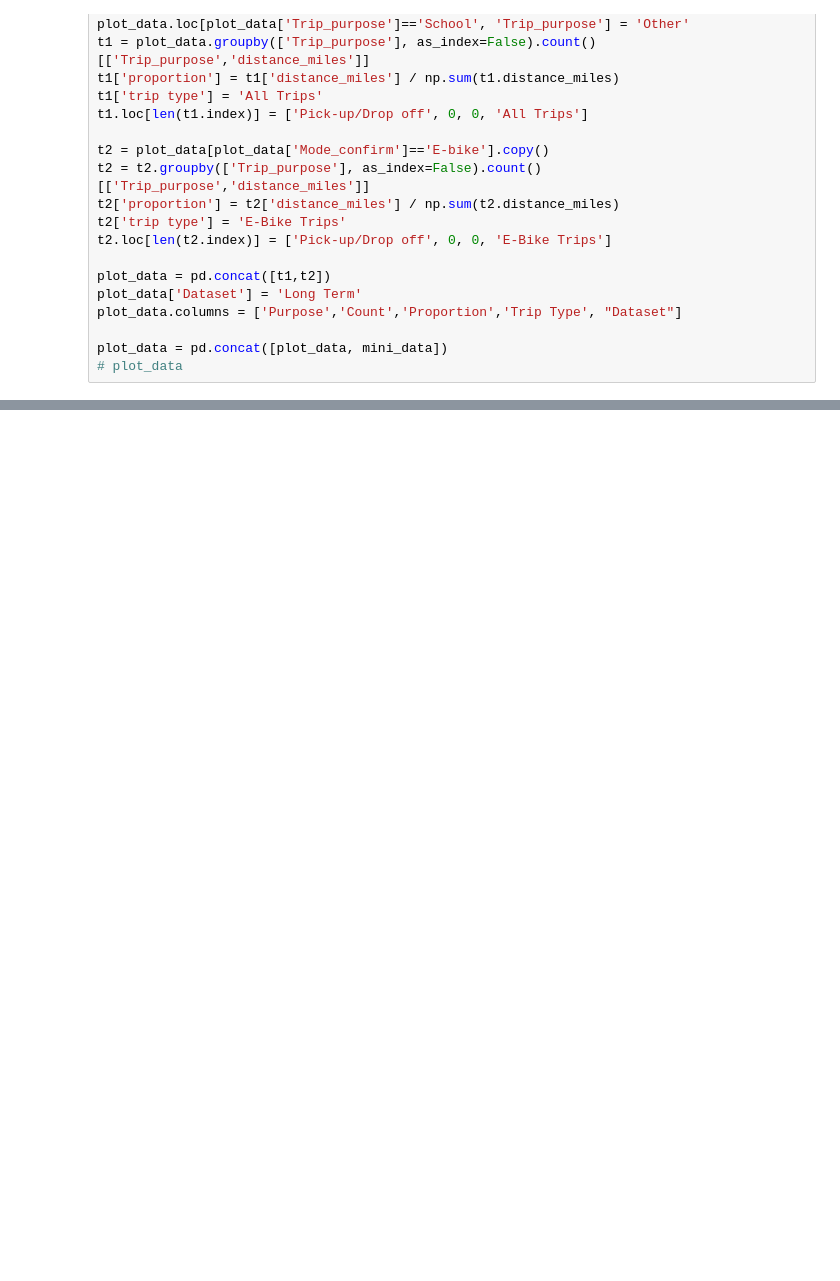
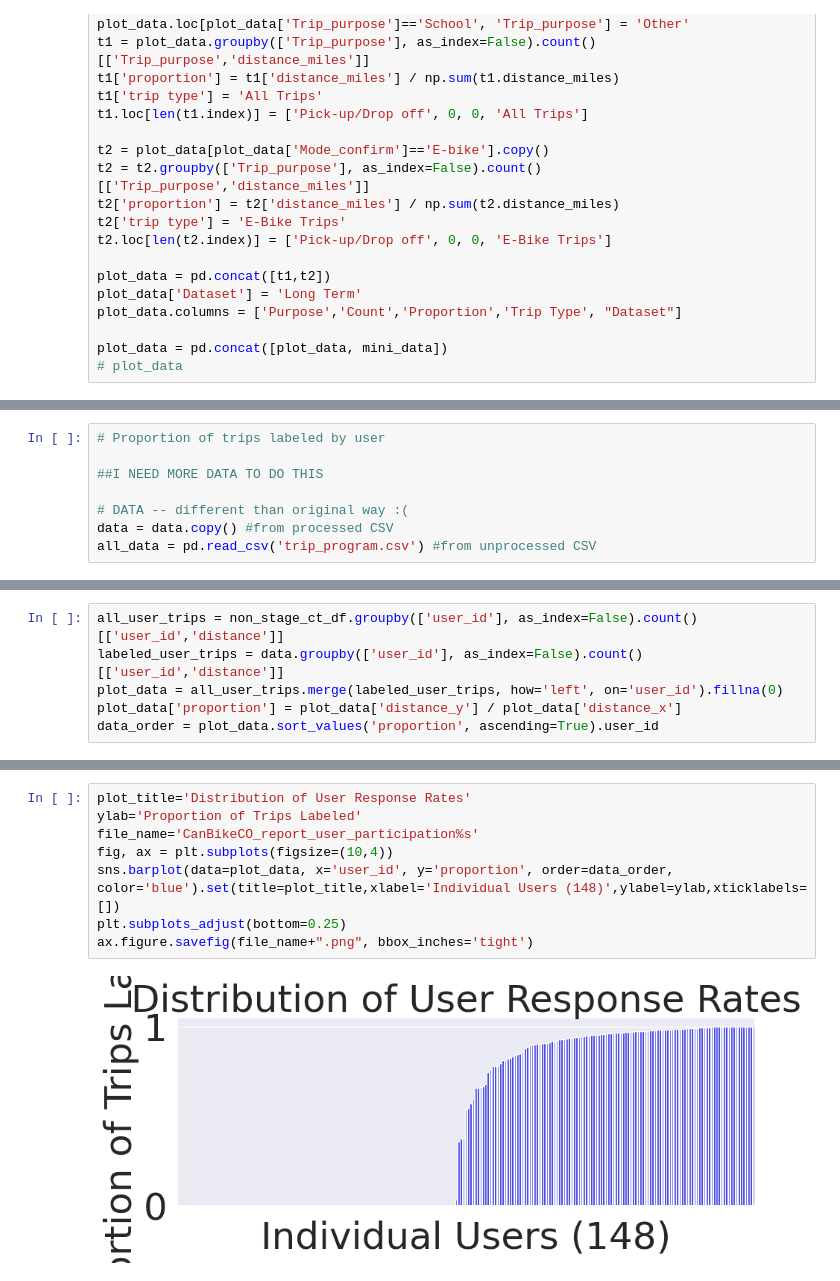
Before and after one commit to e-mission/em-public-dashboard, a Jupyter notebook: viz_scripts/CanBikeCO_Analysis.ipynb, the cells around one changed output, grey strips where cells are left out. Drawn from its saved outputs; the diff is of its cells as text; blank space fills up the shorter version.

```diff
--- a/viz_scripts/CanBikeCO_Analysis.ipynb
+++ b/viz_scripts/CanBikeCO_Analysis.ipynb
@@ -457,0 +416,8 @@ plot_data
+# %%
+# Proportion of trips labeled by user
+
+##I NEED MORE DATA TO DO THIS
+
+# DATA -- different than original way :(
+data = data.copy() #from processed CSV
+all_data = pd.read_csv('trip_program.csv') #from unprocessed CSV
@@ -457,0 +428,6 @@ plot_data
+# %%
+all_user_trips = non_stage_ct_df.groupby(['user_id'], as_index=False).count()[['user_id','distance']]
+labeled_user_trips = data.groupby(['user_id'], as_index=False).count()[['user_id','distance']]
+plot_data = all_user_trips.merge(labeled_user_trips, how='left', on='user_id').fillna(0)
+plot_data['proportion'] = plot_data['distance_y'] / plot_data['distance_x']
+data_order = plot_data.sort_values('proportion', ascending=True).user_id
@@ -457,0 +452,10 @@ plot_data
+# %%
+plot_title='Distribution of User Response Rates'
+ylab='Proportion of Trips Labeled'
+file_name='CanBikeCO_report_user_participation%s'
+fig, ax = plt.subplots(figsize=(10,4))
+sns.barplot(data=plot_data, x='user_id', y='proportion', order=data_order, color='blue').set(title=plot_title,xlabel='Individual Users (148)',ylabel=ylab,xticklabels=[])
+plt.subplots_adjust(bottom=0.25)
+ax.figure.savefig(file_name+".png", bbox_inches='tight')
+# %% [output]
+[figure, added]
```
Also changed, not shown: parts of 16 cells of this notebook, 2 other files.
